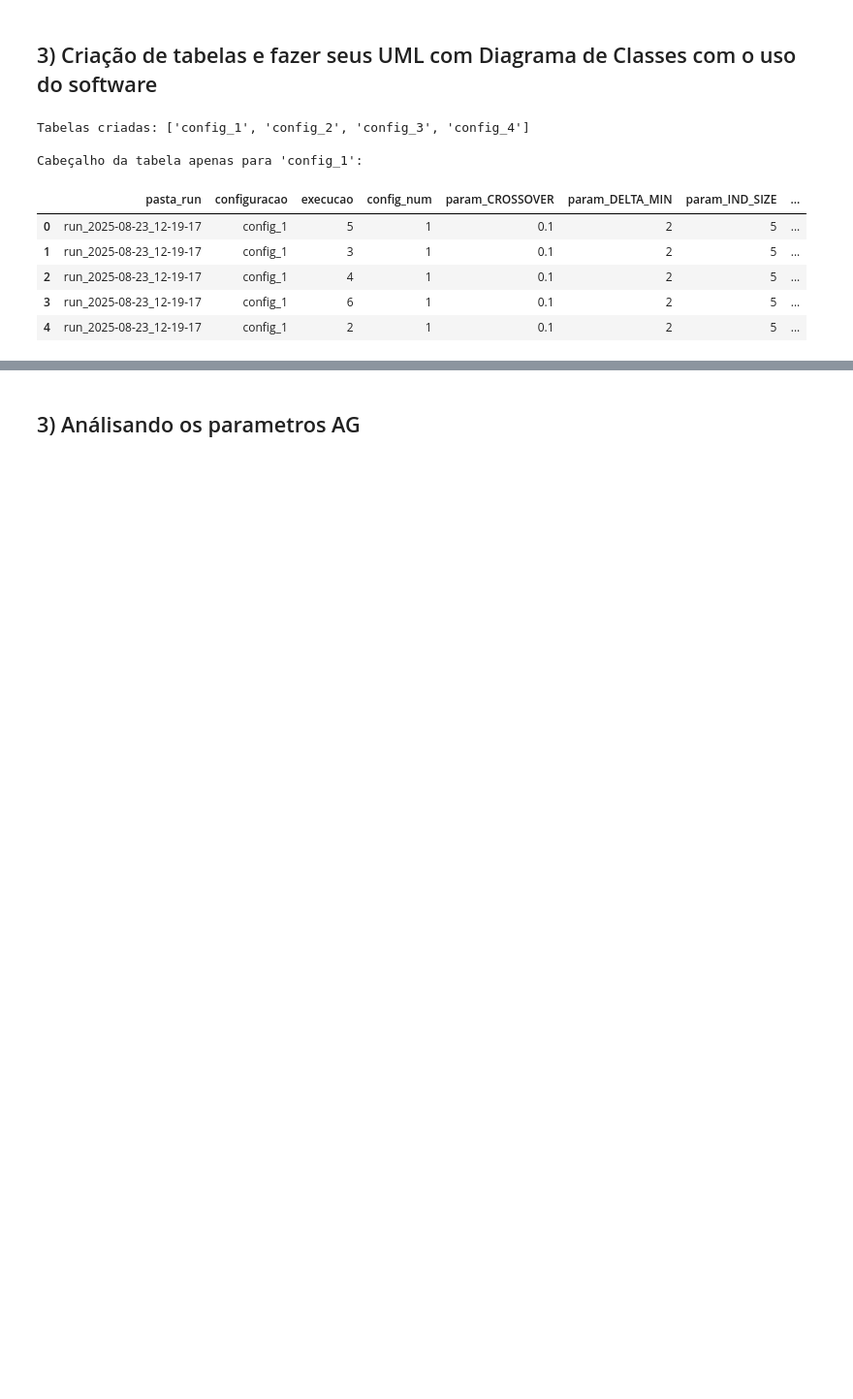
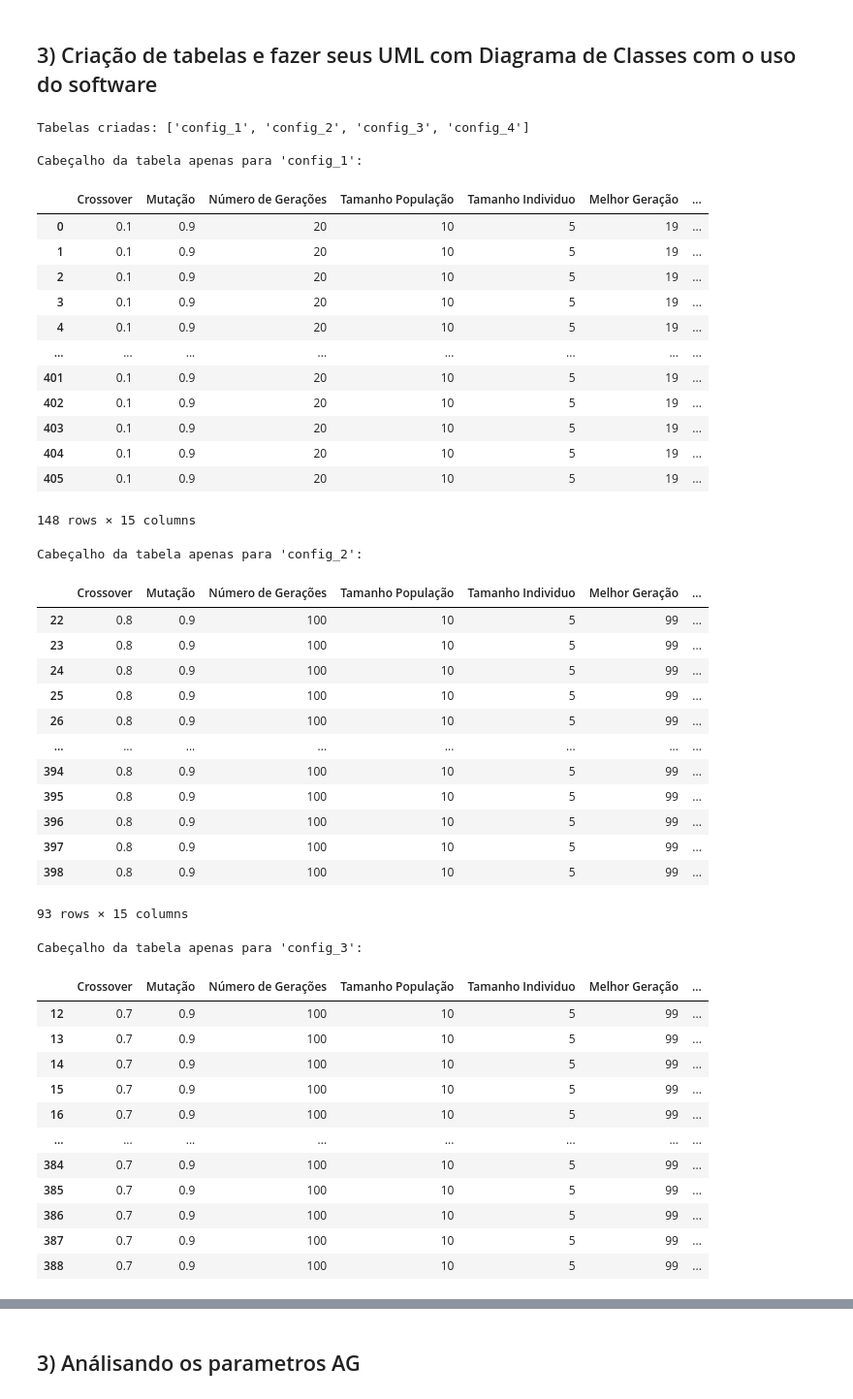
Before and after one commit to PedroVic12/Repopulation-With-Elite-Set, a Jupyter notebook: data_analysis.ipynb, the cells around one changed output, grey strips where cells are left out. Shown at 97% size. Drawn from its saved outputs; the diff is of its cells as text; code cells hidden in the pictures; blank space fills up the shorter version.

```diff
--- a/data_analysis.ipynb
+++ b/data_analysis.ipynb
@@ -284,11 +296,20 @@ df_final['tempo_formatado'] = df_final['tempo_medio_execucao'].apply(formatar_te
 print("Coluna original vs. Coluna formatada:")
 display(df_final[['tempo_medio_execucao', 'tempo_formatado']].head())
 
+# A lambda pega o tempo (td), calcula o total de segundos,
+# e formata em minutos (:02d) e segundos (:02d)
+formatar_min_sec = lambda td: f"{int(td.total_seconds() // 60):02d}:{int(td.total_seconds() % 60):02d}"
+
+
+#df_final['tempo_min_sec'] = df_final['tempo_medio_execucao'].apply(formatar_min_sec)
+
+#print("Coluna original vs. Coluna formatada (MM:SS):")
+#display(df_final[['tempo_medio_execucao', 'tempo_min_sec']].head())
+
 
 print("DF Resultados Final")
-df_final = df_final.dropna()
 df_final = df_final.drop(
-  columns=['pasta_run', 'tempo_medio_execucao', 'timestamp']
+  columns=['pasta_run', 'tempo_medio_execucao', 'timestamp',"Número Config"]
 )
 
 print("Resultados Finais tratados para o Dashboard")
@@ -344,43 +365,76 @@ def separar_em_tabelas(df, coluna_criterio):
 
   Args:
     df (pd.DataFrame): O DataFrame a ser separado.
     coluna_criterio (str): O nome da coluna usada para agrupar.
 
   Returns:
     dict: Um dicionário onde as chaves são os valores da coluna
           e os valores são os DataFrames correspondentes.
   """
   tabelas_separadas = {}
 
   # O .groupby() cria um objeto que podemos percorrer com um loop.
   # Em cada passo, ele nos dá o nome do grupo e o DataFrame daquele grupo.
   for nome_do_grupo, df_do_grupo in df.groupby(coluna_criterio):
     # Usamos o nome do grupo como a chave do nosso dicionário
     # e guardamos o DataFrame correspondente como o valor.
     tabelas_separadas[nome_do_grupo] = df_do_grupo.copy() # .copy() evita avisos do pandas
 
   return tabelas_separadas
 
 # --- Como usar a função ---
-
+NUMERO_TABELS = 5
 # Vamos usar seu DataFrame final e separá-lo por 'configuracao'
-dicionario_de_tabelas = separar_em_tabelas(df_resultados_Agosto_Laucher_Streamlit, 'configuracao')
+dicionario_de_tabelas = separar_em_tabelas(df_final, 'configuracao')
 
 # Agora, 'dicionario_de_tabelas' contém todas as suas tabelas separadas.
 print("Tabelas criadas:", list(dicionario_de_tabelas.keys()))
 
-df_config_1 = dicionario_de_tabelas['config_1']
-
-
-print("\nCabeçalho da tabela apenas para 'config_1':")
-display(df_config_1.head())
+for i in range(1,NUMERO_TABELS):
+  df_config_1 = dicionario_de_tabelas[f'config_{i}']
+  print(f"\nCabeçalho da tabela apenas para 'config_{i}':")
+  display(df_config_1)
 # %% [output]
 Tabelas criadas: ['config_1', 'config_2', 'config_3', 'config_4']
 
 Cabeçalho da tabela apenas para 'config_1':
-|  | pasta_run | configuracao | execucao | config_num | param_CROSSOVER | param_DELTA_MIN | param_IND_SIZE | ... |
-| 0 | run_2025-08-23_12-19-17 | config_1 | 5 | 1 | 0.1 | 2 | 5 | ... |
-| 1 | run_2025-08-23_12-19-17 | config_1 | 3 | 1 | 0.1 | 2 | 5 | ... |
-| 2 | run_2025-08-23_12-19-17 | config_1 | 4 | 1 | 0.1 | 2 | 5 | ... |
-| 3 | run_2025-08-23_12-19-17 | config_1 | 6 | 1 | 0.1 | 2 | 5 | ... |
-| 4 | run_2025-08-23_12-19-17 | config_1 | 2 | 1 | 0.1 | 2 | 5 | ... |
+|  | Crossover | Mutação | Número de Gerações | Tamanho População | Tamanho Individuo | Melhor Geração | ... |
+| 0 | 0.1 | 0.9 | 20 | 10 | 5 | 19 | ... |
+| 1 | 0.1 | 0.9 | 20 | 10 | 5 | 19 | ... |
+| 2 | 0.1 | 0.9 | 20 | 10 | 5 | 19 | ... |
+| 3 | 0.1 | 0.9 | 20 | 10 | 5 | 19 | ... |
+| 4 | 0.1 | 0.9 | 20 | 10 | 5 | 19 | ... |
+| ... | ... | ... | ... | ... | ... | ... | ... |
+| 401 | 0.1 | 0.9 | 20 | 10 | 5 | 19 | ... |
+| 402 | 0.1 | 0.9 | 20 | 10 | 5 | 19 | ... |
+| 403 | 0.1 | 0.9 | 20 | 10 | 5 | 19 | ... |
+| 404 | 0.1 | 0.9 | 20 | 10 | 5 | 19 | ... |
+| 405 | 0.1 | 0.9 | 20 | 10 | 5 | 19 | ... |
+148 rows × 15 columns
+Cabeçalho da tabela apenas para 'config_2':
+|  | Crossover | Mutação | Número de Gerações | Tamanho População | Tamanho Individuo | Melhor Geração | ... |
+| 22 | 0.8 | 0.9 | 100 | 10 | 5 | 99 | ... |
+| 23 | 0.8 | 0.9 | 100 | 10 | 5 | 99 | ... |
+| 24 | 0.8 | 0.9 | 100 | 10 | 5 | 99 | ... |
+| 25 | 0.8 | 0.9 | 100 | 10 | 5 | 99 | ... |
+| 26 | 0.8 | 0.9 | 100 | 10 | 5 | 99 | ... |
+| ... | ... | ... | ... | ... | ... | ... | ... |
+| 394 | 0.8 | 0.9 | 100 | 10 | 5 | 99 | ... |
+| 395 | 0.8 | 0.9 | 100 | 10 | 5 | 99 | ... |
+| 396 | 0.8 | 0.9 | 100 | 10 | 5 | 99 | ... |
+| 397 | 0.8 | 0.9 | 100 | 10 | 5 | 99 | ... |
+| 398 | 0.8 | 0.9 | 100 | 10 | 5 | 99 | ... |
+93 rows × 15 columns
+Cabeçalho da tabela apenas para 'config_3':
+|  | Crossover | Mutação | Número de Gerações | Tamanho População | Tamanho Individuo | Melhor Geração | ... |
+| 12 | 0.7 | 0.9 | 100 | 10 | 5 | 99 | ... |
+| 13 | 0.7 | 0.9 | 100 | 10 | 5 | 99 | ... |
+| 14 | 0.7 | 0.9 | 100 | 10 | 5 | 99 | ... |
+| 15 | 0.7 | 0.9 | 100 | 10 | 5 | 99 | ... |
+| 16 | 0.7 | 0.9 | 100 | 10 | 5 | 99 | ... |
+| ... | ... | ... | ... | ... | ... | ... | ... |
+| 384 | 0.7 | 0.9 | 100 | 10 | 5 | 99 | ... |
+| 385 | 0.7 | 0.9 | 100 | 10 | 5 | 99 | ... |
+| 386 | 0.7 | 0.9 | 100 | 10 | 5 | 99 | ... |
+| 387 | 0.7 | 0.9 | 100 | 10 | 5 | 99 | ... |
+| 388 | 0.7 | 0.9 | 100 | 10 | 5 | 99 | ... |
```
Also changed, not shown: parts of 8 cells of this notebook, 2 other files.
